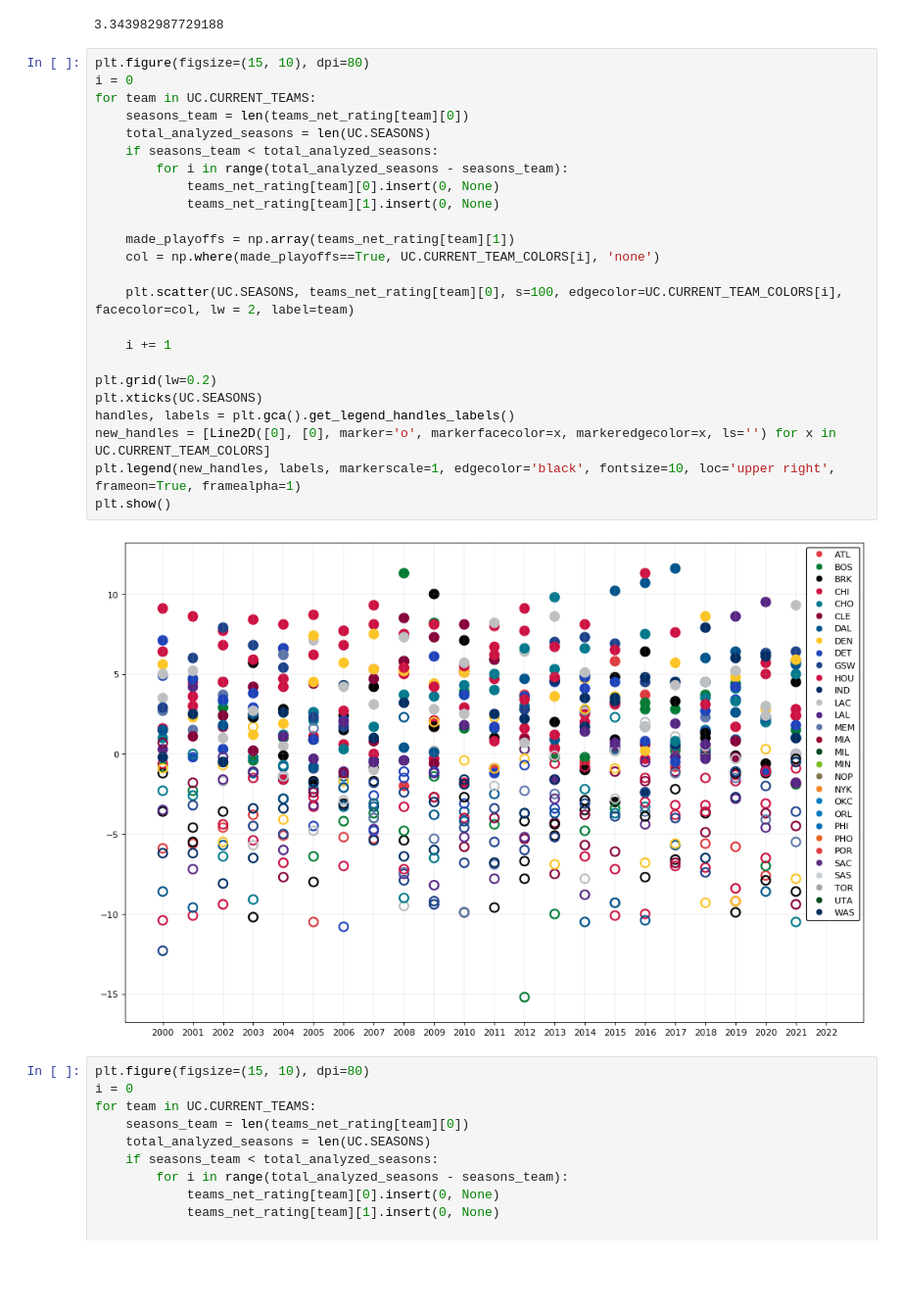
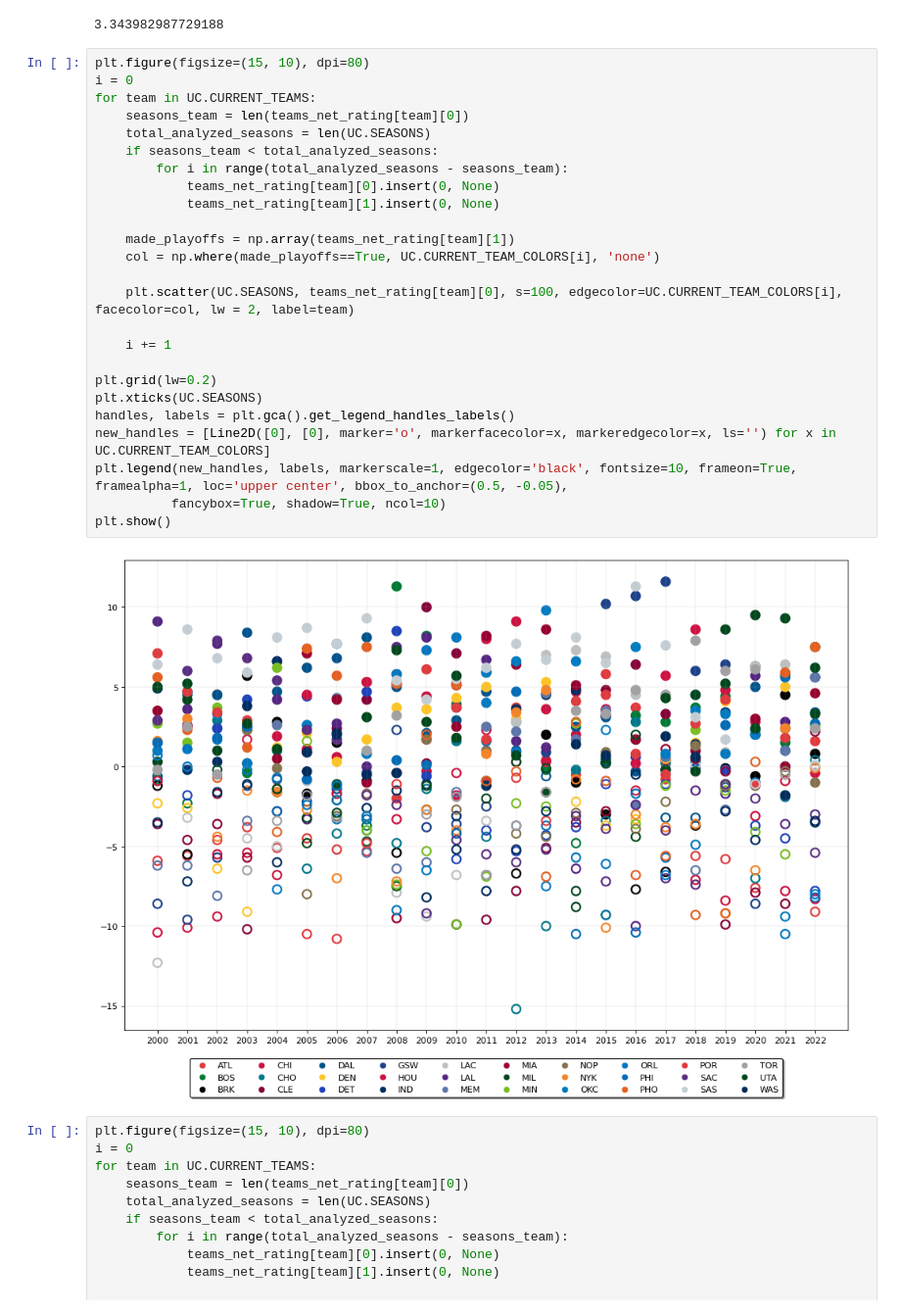
Before and after one commit to mibrahimfm/NBA-analysis, a Jupyter notebook: Net_Rating_Analysys.ipynb, the cells around one changed output. Shown at 98% size. Drawn from its saved outputs; the diff is of its cells as text; blank space fills up the shorter version.

```diff
--- a/Net_Rating_Analysys.ipynb
+++ b/Net_Rating_Analysys.ipynb
@@ -260,29 +260,30 @@ std([p[1] for p in ec_playoff_counter])
 # %%
 plt.figure(figsize=(15, 10), dpi=80)
 i = 0
 for team in UC.CURRENT_TEAMS:
     seasons_team = len(teams_net_rating[team][0])
     total_analyzed_seasons = len(UC.SEASONS)
     if seasons_team < total_analyzed_seasons:
         for i in range(total_analyzed_seasons - seasons_team):
             teams_net_rating[team][0].insert(0, None)
             teams_net_rating[team][1].insert(0, None)
 
     made_playoffs = np.array(teams_net_rating[team][1])
     col = np.where(made_playoffs==True, UC.CURRENT_TEAM_COLORS[i], 'none')
 
     plt.scatter(UC.SEASONS, teams_net_rating[team][0], s=100, edgecolor=UC.CURRENT_TEAM_COLORS[i], facecolor=col, lw = 2, label=team)
 
     i += 1
 
 plt.grid(lw=0.2)
 plt.xticks(UC.SEASONS)
 handles, labels = plt.gca().get_legend_handles_labels()
 new_handles = [Line2D([0], [0], marker='o', markerfacecolor=x, markeredgecolor=x, ls='') for x in UC.CURRENT_TEAM_COLORS]
-plt.legend(new_handles, labels, markerscale=1, edgecolor='black', fontsize=10, loc='upper right', frameon=True, framealpha=1)
+plt.legend(new_handles, labels, markerscale=1, edgecolor='black', fontsize=10, frameon=True, framealpha=1, loc='upper center', bbox_to_anchor=(0.5, -0.05),
+          fancybox=True, shadow=True, ncol=10)
 plt.show()
 # %% [output]
-[figure, old version]
+[figure, new version]
 # %%
 plt.figure(figsize=(15, 10), dpi=80)
 i = 0
```
Also changed, not shown: parts of 6 cells of this notebook, 51 other files.
